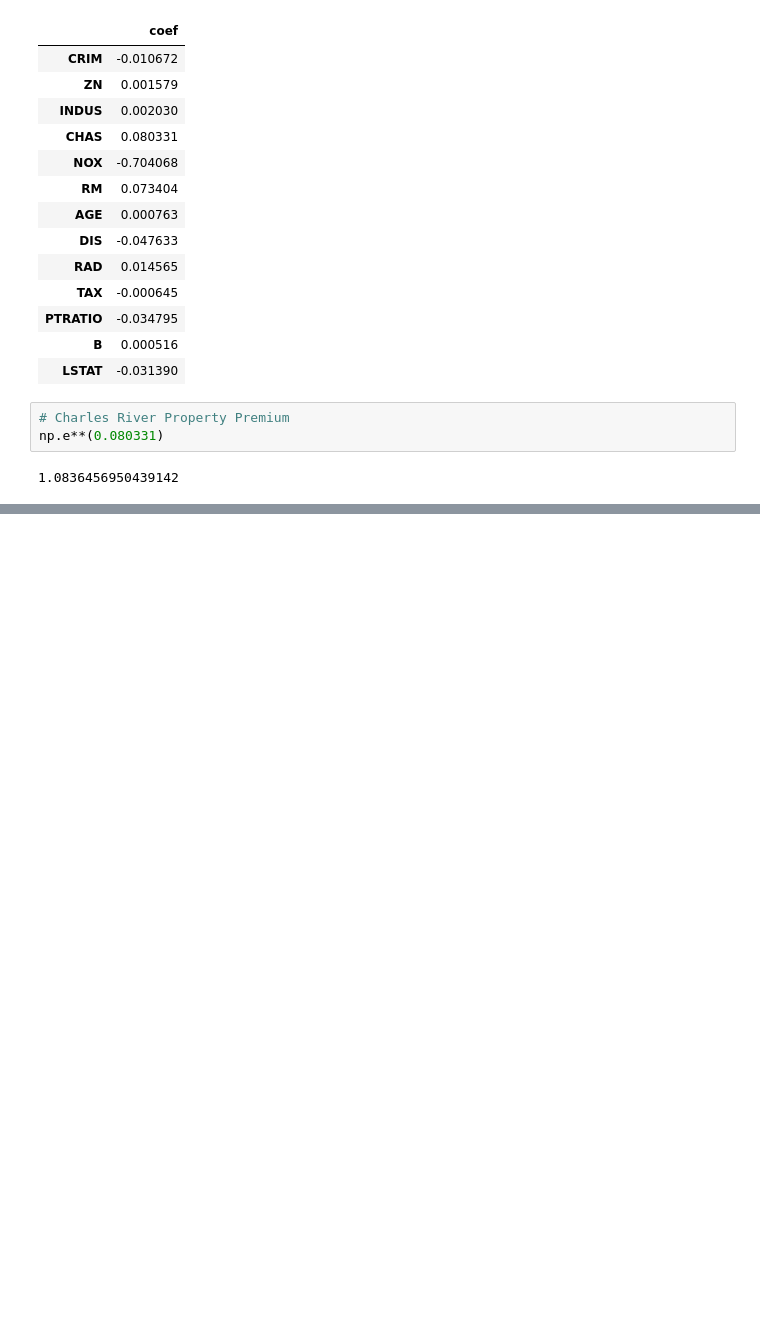
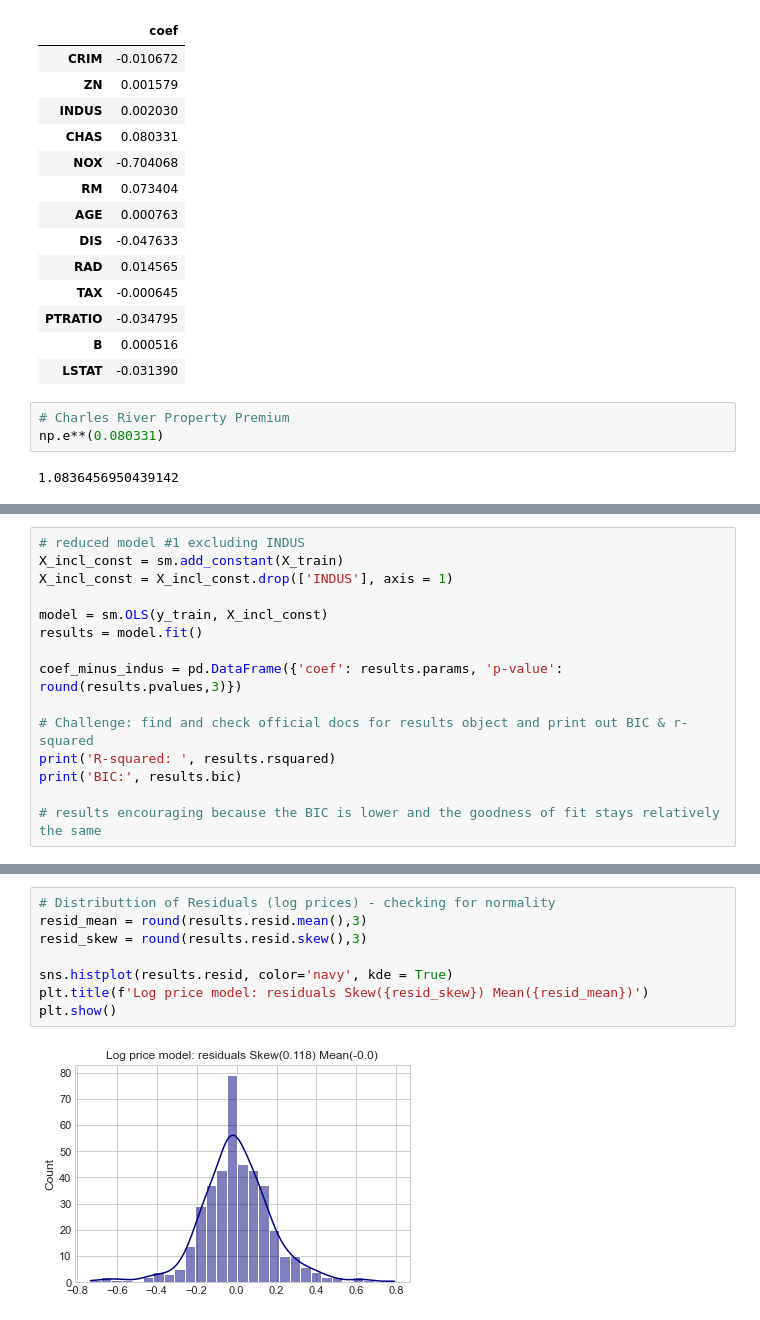
Before and after one commit to dtajiri/Udemy-Data-Science-and-Machine-Learning-Bootcamp, a Jupyter notebook: 04 Multivariable Regression.ipynb, the cells around one changed output, grey strips where cells are left out. Saved outputs shown, nothing was run; the diff lists cells and outputs as text; blank space fills up the shorter version.

```diff
--- a/04 Multivariable Regression.ipynb
+++ b/04 Multivariable Regression.ipynb
@@ -603,0 +707,15 @@ np.e**(0.080331)
+# %%
+# reduced model #1 excluding INDUS
+X_incl_const = sm.add_constant(X_train)
+X_incl_const = X_incl_const.drop(['INDUS'], axis = 1)
+
+model = sm.OLS(y_train, X_incl_const)
+results = model.fit()
+
+coef_minus_indus = pd.DataFrame({'coef': results.params, 'p-value': round(results.pvalues,3)})
+
+# Challenge: find and check official docs for results object and print out BIC & r-squared
+print('R-squared: ', results.rsquared)
+print('BIC:', results.bic)
+
+# results encouraging because the BIC is lower and the goodness of fit stays relatively the same
@@ -603,0 +820,10 @@ np.e**(0.080331)
+# %%
+# Distributtion of Residuals (log prices) - checking for normality
+resid_mean = round(results.resid.mean(),3)
+resid_skew = round(results.resid.skew(),3)
+
+sns.histplot(results.resid, color='navy', kde = True)
+plt.title(f'Log price model: residuals Skew({resid_skew}) Mean({resid_mean})')
+plt.show()
+# %% [output]
+[figure, added]
```
Also changed, not shown: parts of 18 cells of this notebook.
